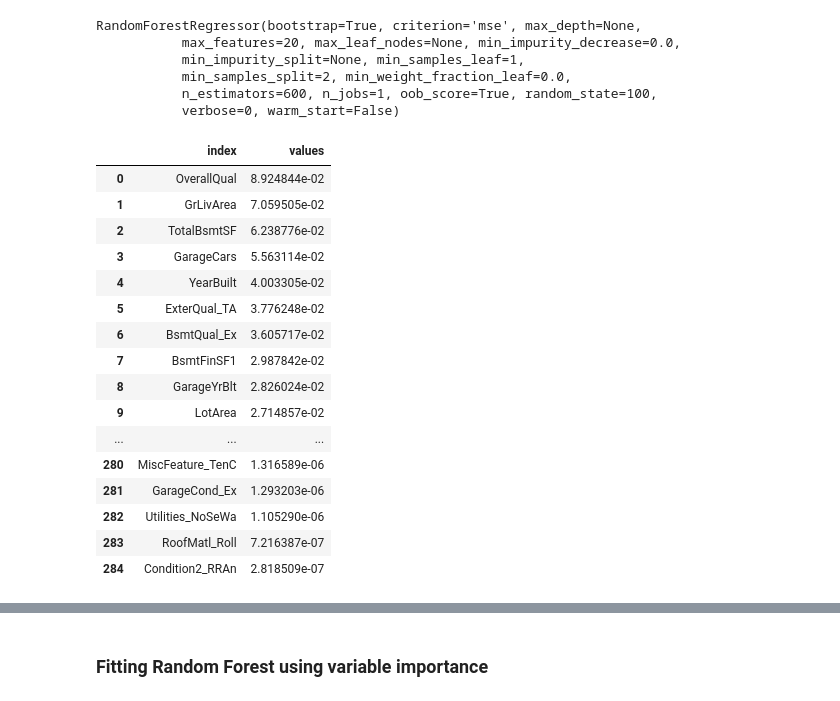
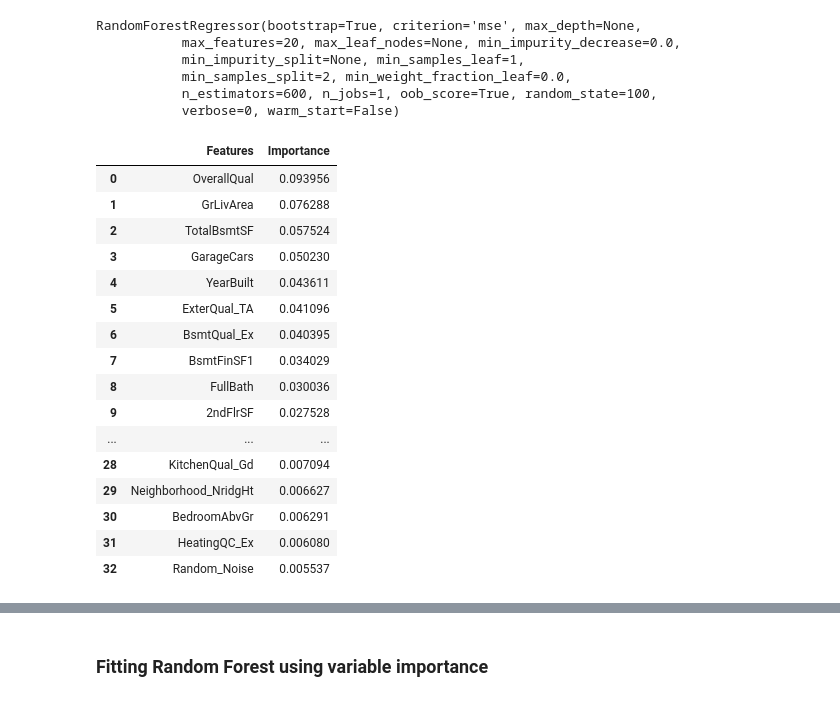
Before and after one commit to tybrs/kaggle-housing-prices, a Jupyter notebook: Ray/XGBoost.ipynb, the cells around one changed output, grey strips where cells are left out. Cells and saved outputs as stored; diff of their text form; code cells hidden in the pictures.

```diff
--- a/Ray/XGBoost.ipynb
+++ b/Ray/XGBoost.ipynb
@@ -235,24 +235,25 @@ RandomForestRegressor(bootstrap=True, criterion='mse', max_depth=None,
 # %%
 pd.options.display.max_rows = 300
 
 importance = pd.DataFrame({"values":rf.feature_importances_}, index=X_rn.columns).sort_values("values",ascending=False)
 importance = importance.reset_index()
-importance
+importance.columns = ["Features","Importance"]
+importance.iloc[0:33]
 # %% [output]
-|  | index | values |
-| 0 | OverallQual | 8.924844e-02 |
-| 1 | GrLivArea | 7.059505e-02 |
-| 2 | TotalBsmtSF | 6.238776e-02 |
-| 3 | GarageCars | 5.563114e-02 |
-| 4 | YearBuilt | 4.003305e-02 |
-| 5 | ExterQual_TA | 3.776248e-02 |
-| 6 | BsmtQual_Ex | 3.605717e-02 |
-| 7 | BsmtFinSF1 | 2.987842e-02 |
-| 8 | GarageYrBlt | 2.826024e-02 |
-| 9 | LotArea | 2.714857e-02 |
+|  | Features | Importance |
+| 0 | OverallQual | 0.093956 |
+| 1 | GrLivArea | 0.076288 |
+| 2 | TotalBsmtSF | 0.057524 |
+| 3 | GarageCars | 0.050230 |
+| 4 | YearBuilt | 0.043611 |
+| 5 | ExterQual_TA | 0.041096 |
+| 6 | BsmtQual_Ex | 0.040395 |
+| 7 | BsmtFinSF1 | 0.034029 |
+| 8 | FullBath | 0.030036 |
+| 9 | 2ndFlrSF | 0.027528 |
 | ... | ... | ... |
-| 280 | MiscFeature_TenC | 1.316589e-06 |
-| 281 | GarageCond_Ex | 1.293203e-06 |
-| 282 | Utilities_NoSeWa | 1.105290e-06 |
-| 283 | RoofMatl_Roll | 7.216387e-07 |
-| 284 | Condition2_RRAn | 2.818509e-07 |
+| 28 | KitchenQual_Gd | 0.007094 |
+| 29 | Neighborhood_NridgHt | 0.006627 |
+| 30 | BedroomAbvGr | 0.006291 |
+| 31 | HeatingQC_Ex | 0.006080 |
+| 32 | Random_Noise | 0.005537 |
```
Also changed, not shown: parts of 8 cells of this notebook, 5 other files.
